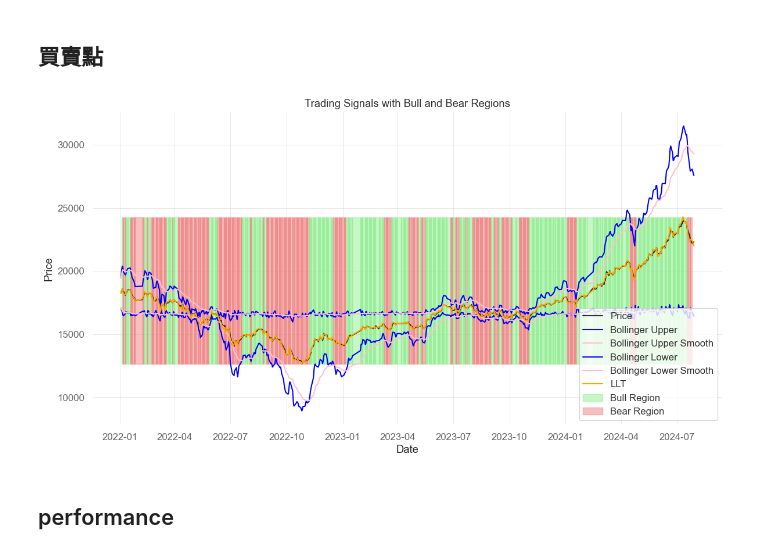
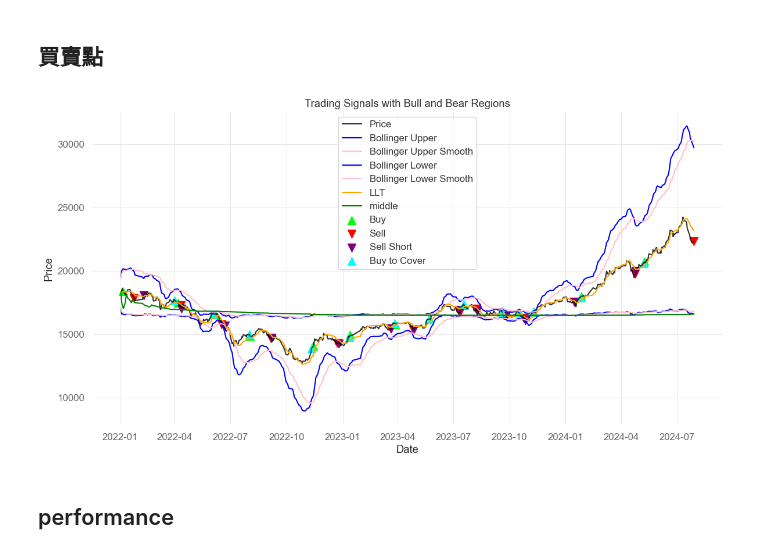
Before and after one commit to Xin95172/Quant_idea, a Jupyter notebook: llt.ipynb, the cells around one changed output. Drawn from its saved outputs; the diff is of its cells as text; code cells hidden in the pictures.

```diff
--- a/llt.ipynb
+++ b/llt.ipynb
@@ -277,3 +259,22 @@ equity['profitfee'] = ret_df['profit_fee_list'].cumsum()
+# %%
+a = 0.1
+p = 1
+q = 1
+o = 0
+num_vol = 1
+rolling = 20
+upper_threshold = 0.01
+lower_threshold = 0.01
+retrace_u_threshold = 0.01
+retrace_l_threshold = 0.01
+fund = 1000000
+feePaid = 600
+# %%
+df, ret_df, equity = llt_strategy(
+df, fund = fund, feePaid = feePaid, a = a, p = p, q = q, o = o, num_vol = num_vol,
+upper_threshold = upper_threshold, lower_threshold = lower_threshold,
+retrace_u_threshold = retrace_u_threshold, retrace_l_threshold = retrace_l_threshold
+)
 # %% [markdown]
 ## 指數
 # %%
@@ -367,48 +368,48 @@ plt.plot(df.index, df['open'], label='Price', color='black', alpha=0.8)
 plt.plot(df.index, df['bolinger_upper'], label='Bollinger Upper', color='blue')
 plt.plot(df.index, df['bolinger_upper_smooth'], label='Bollinger Upper Smooth', color='pink')
 
 # 绘制布林带下轨线
 plt.plot(df.index, df['bolinger_lower'], label='Bollinger Lower', color='blue')
 plt.plot(df.index, df['bolinger_lower_smooth'], label='Bollinger Lower Smooth', color='pink')
 
 # 绘制LLT线
 plt.plot(df.index, df['llt'], label='LLT', color='orange')
 
 # 绘制中线
-# plt.plot(df.index, df['middle'], label='middle', color='green')
+plt.plot(df.index, df['middle'], label='middle', color='green')
 
 # # 绘制买入点
-# plt.scatter(buy_points.index, df['open'].loc[buy_points.index], color='lime', marker='^', label='Buy', s=100)
+plt.scatter(buy_points.index, df['open'].loc[buy_points.index], color='lime', marker='^', label='Buy', s=100)
 
 # # 绘制卖出点
-# plt.scatter(sell_points.index, df['open'].loc[sell_points.index], color='red', marker='v', label='Sell', s=100)
+plt.scatter(sell_points.index, df['open'].loc[sell_points.index], color='red', marker='v', label='Sell', s=100)
 
 # # 绘制卖空点
-# plt.scatter(sellshort_points.index, df['open'].loc[sellshort_points.index], color='purple', marker='v', label='Sell Short', s=100)
+plt.scatter(sellshort_points.index, df['open'].loc[sellshort_points.index], color='purple', marker='v', label='Sell Short', s=100)
 
 # # 绘制买回点
-# plt.scatter(buytocover_points.index, df['open'].loc[buytocover_points.index], color='cyan', marker='^', label='Buy to Cover', s=100)
+plt.scatter(buytocover_points.index, df['open'].loc[buytocover_points.index], color='cyan', marker='^', label='Buy to Cover', s=100)
 
 # # 绘制 Bull 和 Bear 区域
-bull_region_label_shown = False
-bear_region_label_shown = False
-for i in range(1, len(df)):
-    if df['Bull'].iloc[i]:
-        plt.fill_between(df.index[i-1:i+1], df['open'].min(), df['open'].max(), color='lightgreen', alpha=0.5, label='Bull Region' if not bull_region_label_shown else "")
-        bull_region_label_shown = True
-    if df['Bear'].iloc[i]:
-        plt.fill_between(df.index[i-1:i+1], df['open'].min(), df['open'].max(), color='lightcoral', alpha=0.5, label='Bear Region' if not bear_region_label_shown else "")
-        bear_region_label_shown = True
+# bull_region_label_shown = False
+# bear_region_label_shown = False
+# for i in range(1, len(df)):
+#     if df['Bull'].iloc[i]:
+#         plt.fill_between(df.index[i-1:i+1], df['open'].min(), df['open'].max(), color='lightgreen', alpha=0.5, label='Bull Region' if not bull_region_label_shown else "")
+#         bull_region_label_shown = True
+#     if df['Bear'].iloc[i]:
+#         plt.fill_between(df.index[i-1:i+1], df['open'].min(), df['open'].max(), color='lightcoral', alpha=0.5, label='Bear Region' if not bear_region_label_shown else "")
+#         bear_region_label_shown = True
 
 # 添加图例、标题和标签
 plt.legend()
 plt.title('Trading Signals with Bull and Bear Regions')
 plt.xlabel('Date')
 plt.ylabel('Price')
 plt.grid(True)
 plt.show()
 # %% [output]
-[figure, old version]
+[figure, new version]
 # %% [markdown]
 ## performance
 # %%
```
Also changed, not shown: parts of 13 cells of this notebook, 6 other files.
